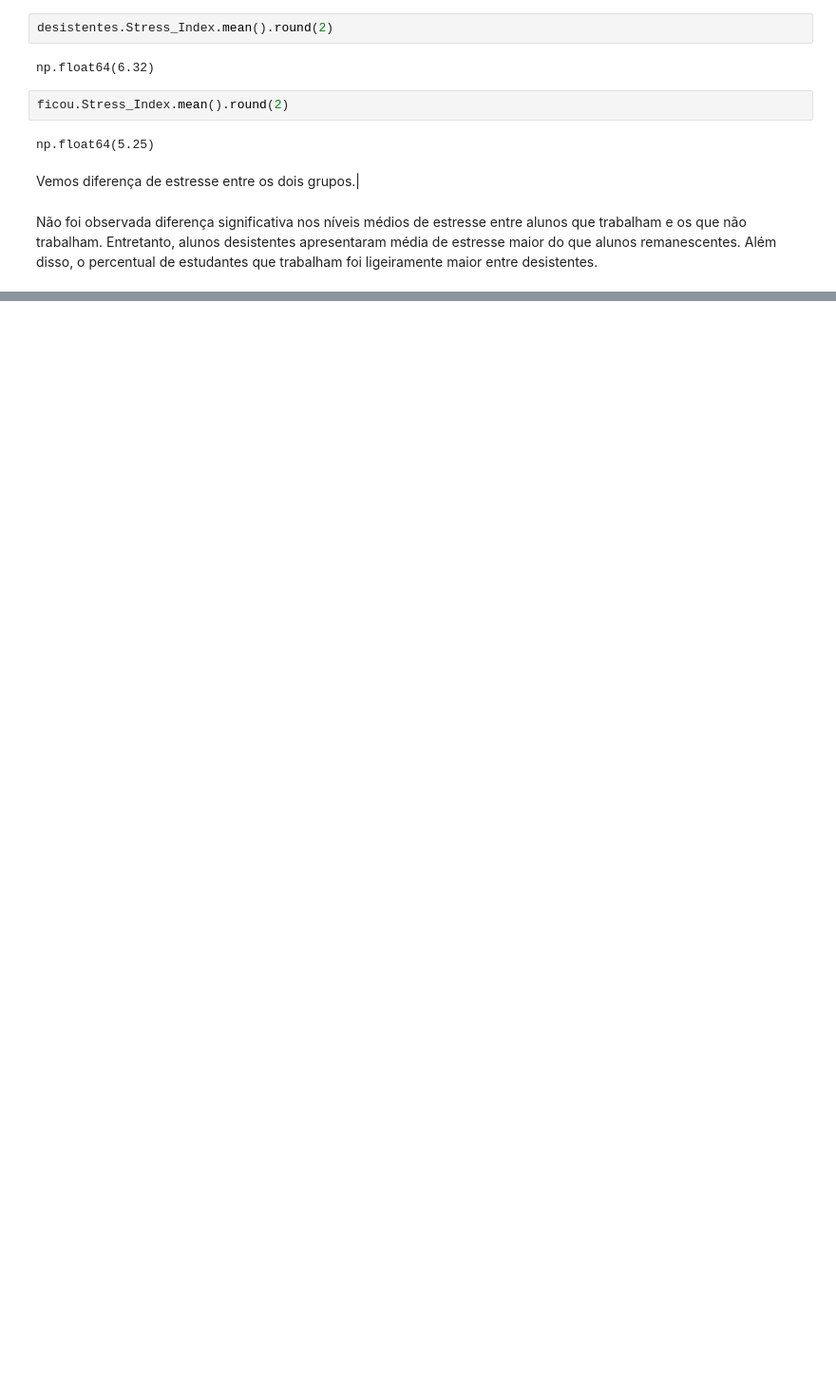
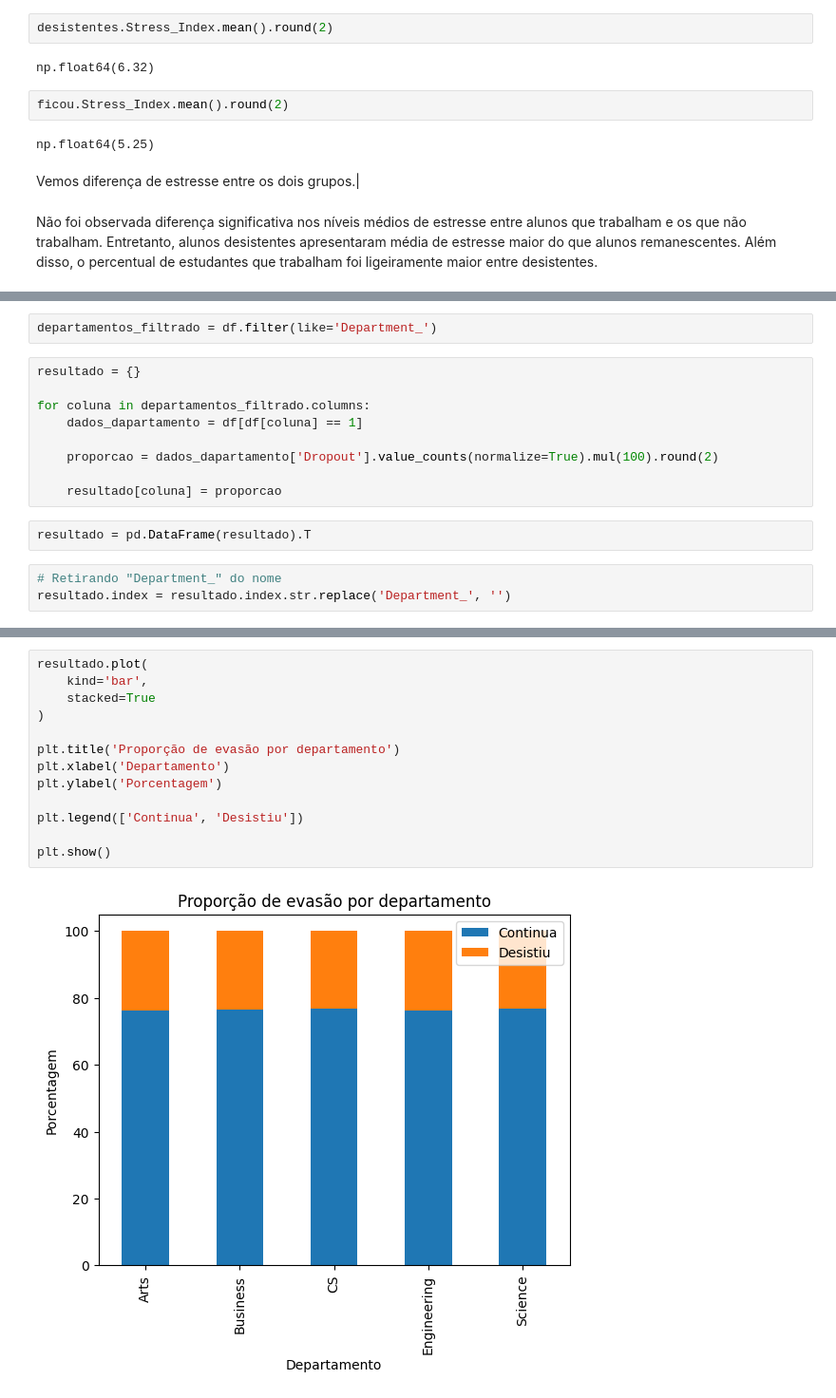
Before and after one commit to Senac-EAD-PTI-Grupo/senac-pi-grupo03-2026, a Jupyter notebook: projeto/app/exploratory_analysis.ipynb, the cells around one changed output, grey strips where cells are left out. Shown at 95% size. Drawn from its saved outputs; the diff is of its cells as text; blank space fills up the shorter version.

```diff
--- a/projeto/app/exploratory_analysis.ipynb
+++ b/projeto/app/exploratory_analysis.ipynb
@@ -698,0 +761,16 @@ Entretanto, alunos desistentes apresentaram média de estresse maior do que alun
+# %%
+departamentos_filtrado = df.filter(like='Department_')
+# %%
+resultado = {}
+
+for coluna in departamentos_filtrado.columns:
+    dados_dapartamento = df[df[coluna] == 1]
+
+    proporcao = dados_dapartamento['Dropout'].value_counts(normalize=True).mul(100).round(2)
+
+    resultado[coluna] = proporcao
+# %%
+resultado = pd.DataFrame(resultado).T
+# %%
+# Retirando "Department_" do nome
+resultado.index = resultado.index.str.replace('Department_', '')
@@ -698,0 +786,15 @@ Entretanto, alunos desistentes apresentaram média de estresse maior do que alun
+# %%
+resultado.plot(
+    kind='bar',
+    stacked=True
+)
+
+plt.title('Proporção de evasão por departamento')
+plt.xlabel('Departamento')
+plt.ylabel('Porcentagem')
+
+plt.legend(['Continua', 'Desistiu'])
+
+plt.show()
+# %% [output]
+[figure, added]
```
Also changed, not shown: parts of 16 cells of this notebook.
